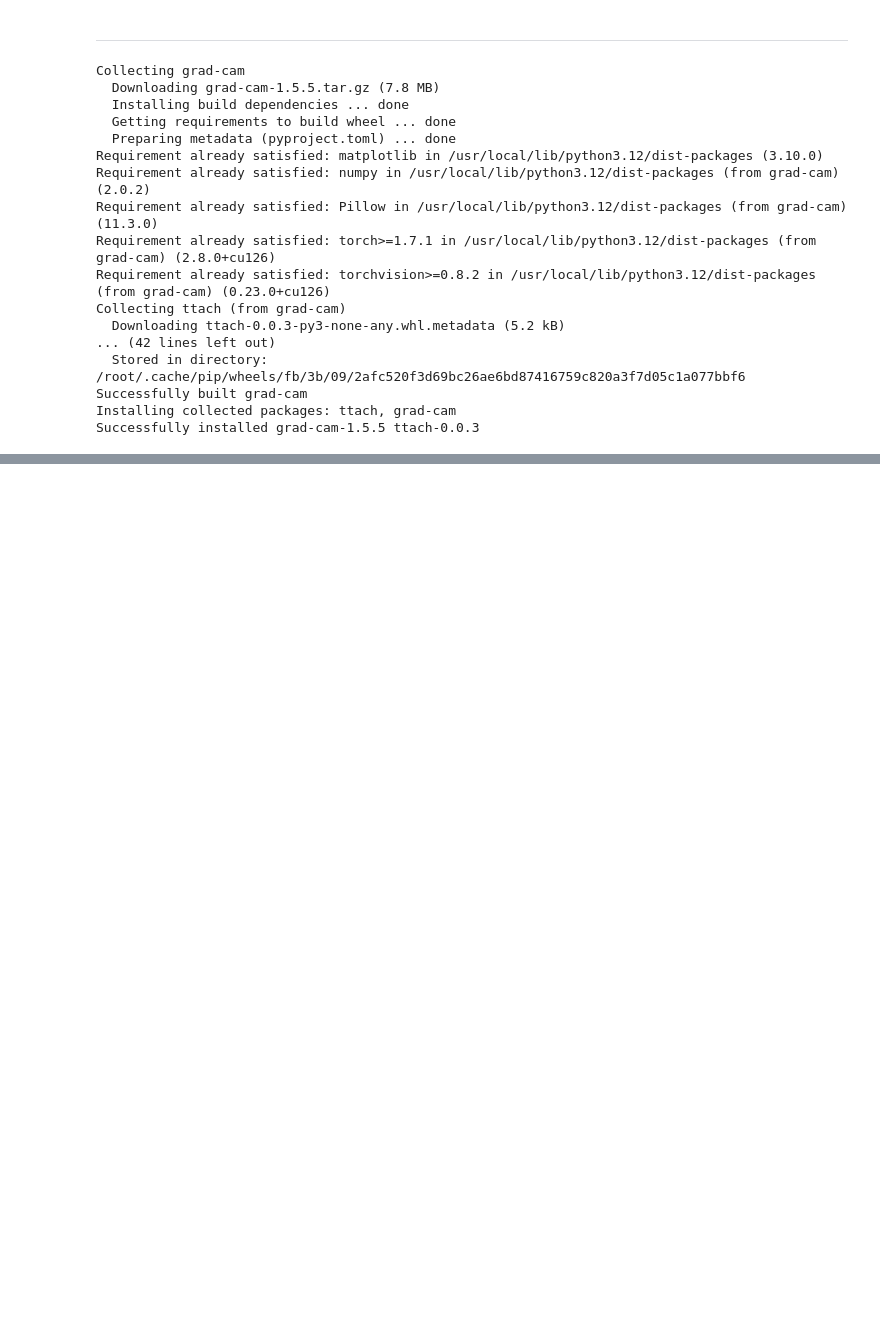
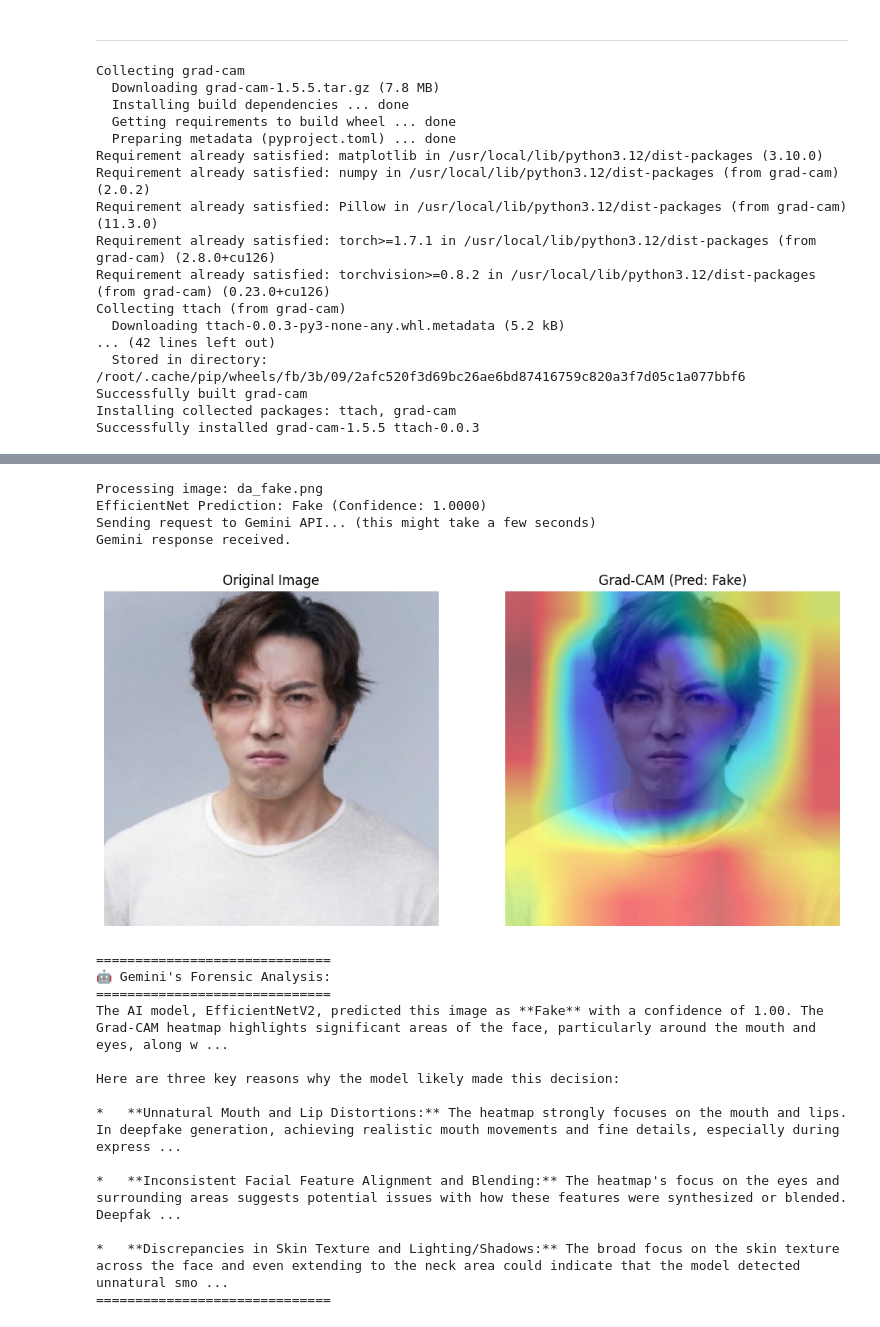
Before and after one commit to Olivery0307/XAI-in-Deepfake-images-recognition, a Jupyter notebook: EfficientNet_V2.ipynb, the cells around one changed output, grey strips where cells are left out. Saved outputs shown, nothing was run; the diff lists cells and outputs as text; code cells hidden in the pictures; blank space fills up the shorter version.

```diff
--- a/EfficientNet_V2.ipynb
+++ b/EfficientNet_V2.ipynb
@@ -951,0 +916,6 @@ Running Grad-CAM analysis...
+# %%
+device = torch.device("cuda" if torch.cuda.is_available() else "cpu")
+
+model_name = 'tf_efficientnetv2_s'
+print(f"Defining model structure: {model_name}")
+model = timm.create_model(model_name, pretrained=False, num_classes=1) # pretrained=False, 因為我們要載入自己的權重
@@ -951,0 +1856,45 @@ Running Grad-CAM analysis...
+# %%
+TEST_IMAGE_PATH = "da_fake.png" # 例如上傳一張 KoDF 或 GenImage 的圖
+
+if os.path.exists(TEST_IMAGE_PATH):
+    print(f"Processing image: {TEST_IMAGE_PATH}")
+
+    # 1. 執行 CNN + Grad-CAM
+    try:
+        orig_pil, heat_pil, pred_label, conf = predict_and_generate_gradcam(
+            detection_model,
+            TEST_IMAGE_PATH,
+            DEVICE
+        )
+
+        # 2. 呼叫 Gemini 解釋
+        explanation = ask_gemini_to_explain(orig_pil, heat_pil, pred_label, conf)
+
+        # 3. 顯示結果
+        display_results(orig_pil, heat_pil, pred_label, explanation)
+
+    except Exception as e:
+        print(f"An error occurred during processing: {e}")
+
+else:
+    print(f"Image not found: {TEST_IMAGE_PATH}")
+    print("Please upload an image and update TEST_IMAGE_PATH.")
+# %% [output]
+Processing image: da_fake.png
+EfficientNet Prediction: Fake (Confidence: 1.0000)
+Sending request to Gemini API... (this might take a few seconds)
+Gemini response received.
+[figure, added]
+==============================
+🤖 Gemini's Forensic Analysis:
+==============================
+The AI model, EfficientNetV2, predicted this image as **Fake** with a confidence of 1.00. The Grad-CAM heatmap highlights significant areas of the face, particularly around the mouth and eyes, along w ...
+
+Here are three key reasons why the model likely made this decision:
+
+*   **Unnatural Mouth and Lip Distortions:** The heatmap strongly focuses on the mouth and lips. In deepfake generation, achieving realistic mouth movements and fine details, especially during express ...
+
+*   **Inconsistent Facial Feature Alignment and Blending:** The heatmap's focus on the eyes and surrounding areas suggests potential issues with how these features were synthesized or blended. Deepfak ...
+
+*   **Discrepancies in Skin Texture and Lighting/Shadows:** The broad focus on the skin texture across the face and even extending to the neck area could indicate that the model detected unnatural smo ...
+==============================
```
Also changed, not shown: parts of 34 cells of this notebook.
